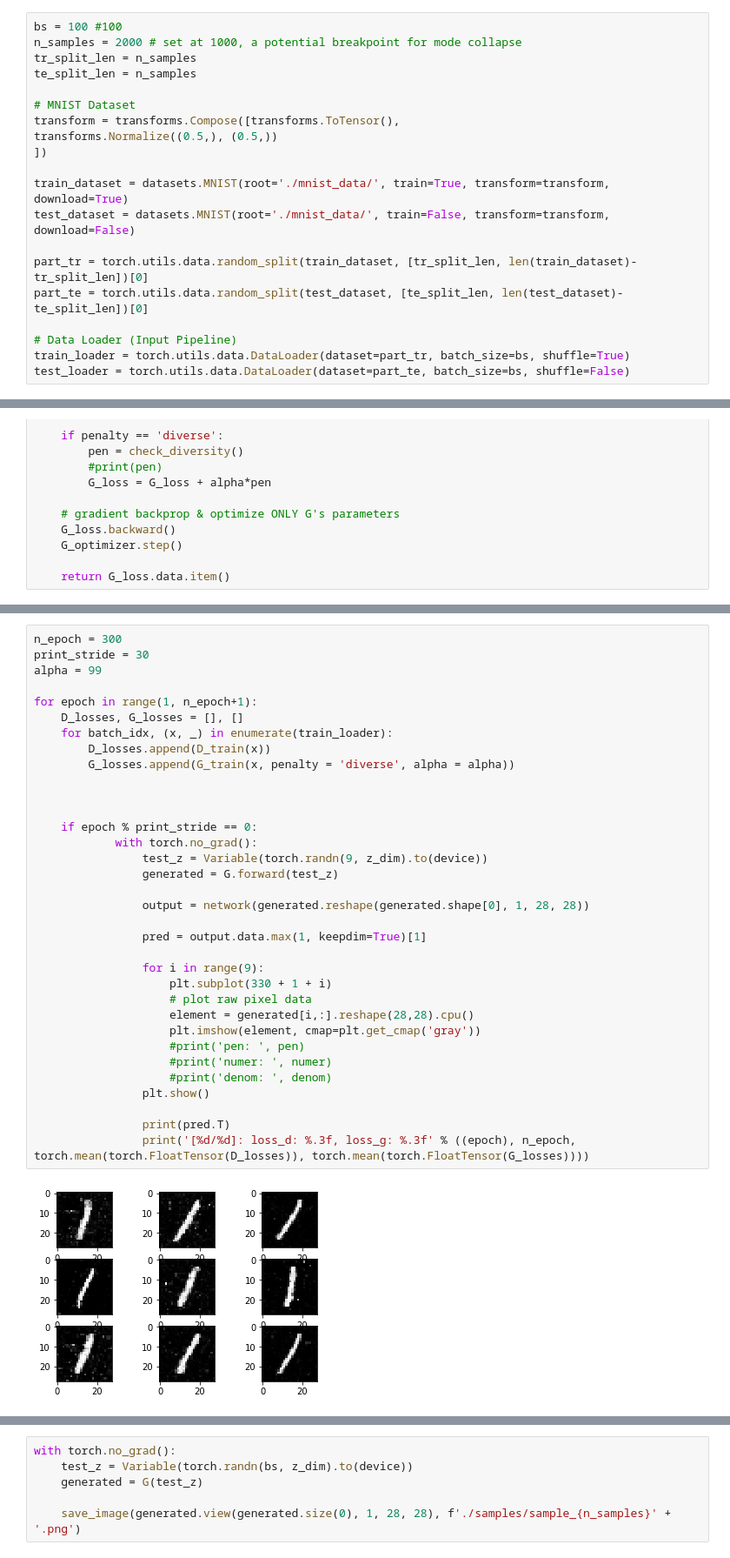
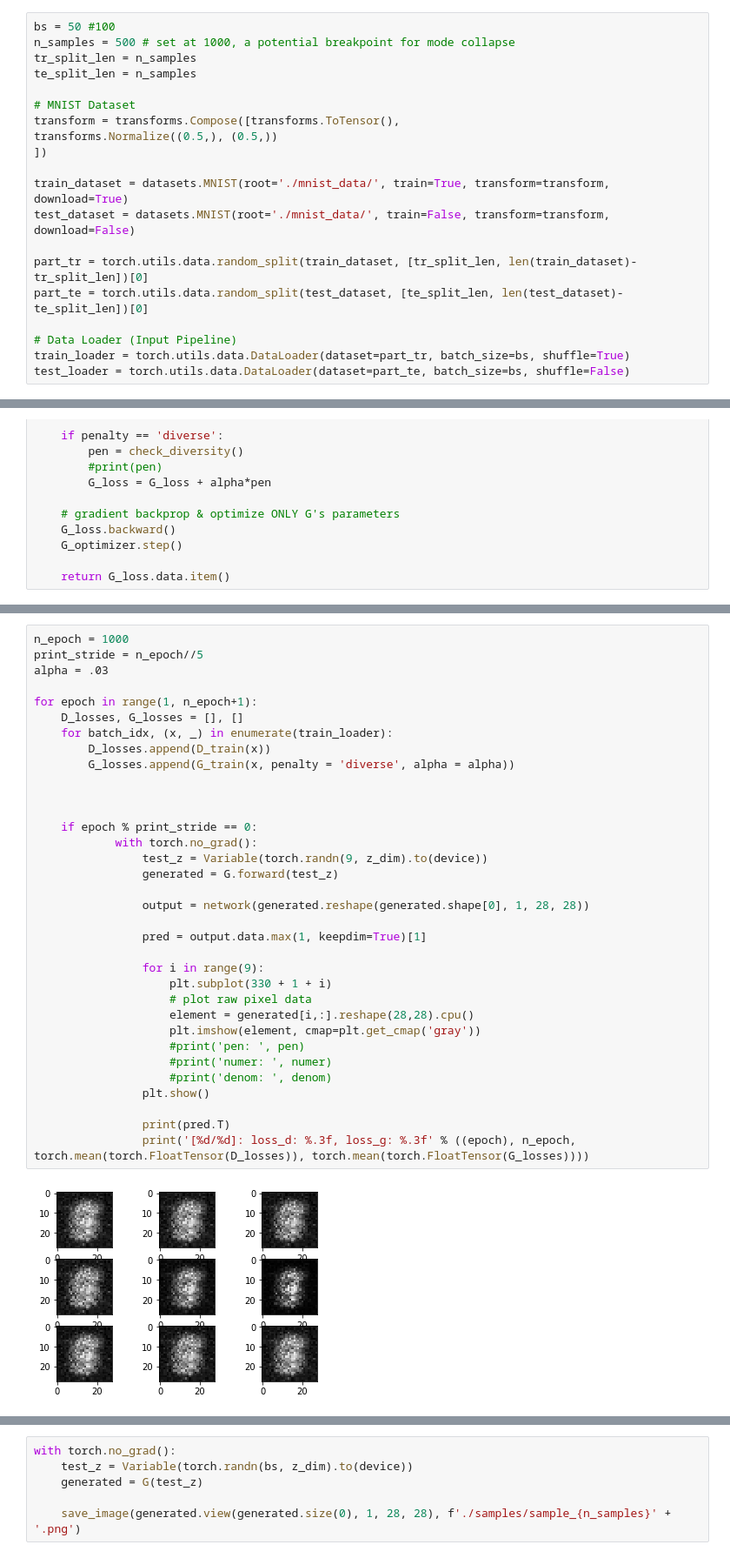
Before and after one commit to moorea1/pytorch-mnist-GAN, a Jupyter notebook: copy_for_supervised_G.ipynb, the cells around one changed output, grey strips where cells are left out. Shown at 87% size. Drawn from its saved outputs; the diff is of its cells as text.

```diff
--- a/copy_for_supervised_G.ipynb
+++ b/copy_for_supervised_G.ipynb
@@ -22,8 +22,8 @@ cuda
 # For this workbook, I want to promote class-diversity in GANs by adding a supervisor network which penalizes the Generators predictions for monotony. We can try things like taking samples from different points in latent space in order to assure they are diverse, which should lead to diverse decoded samples.
 The supervisor network is necessary since we do not have labels for generated images. The supervisor network is trained on MNIST and will label generated images. The generator is penalized if some proportion of decoded images are of the same predicted class.
 # %%
-bs = 100 #100
-n_samples = 2000 # set at 1000, a potential breakpoint for mode collapse
+bs = 50 #100
+n_samples = 500 # set at 1000, a potential breakpoint for mode collapse
 tr_split_len = n_samples
 te_split_len = n_samples
 
@@ -345,38 +349,38 @@ def check_diversity():
 
     return penalty.to(device)
 # %%
-n_epoch = 300
-print_stride = 30
-alpha = 99
+n_epoch = 1000
+print_stride = n_epoch//5
+alpha = .03
 
 for epoch in range(1, n_epoch+1):
     D_losses, G_losses = [], []
     for batch_idx, (x, _) in enumerate(train_loader):
         D_losses.append(D_train(x))
         G_losses.append(G_train(x, penalty = 'diverse', alpha = alpha))
 
 
 
     if epoch % print_stride == 0:
             with torch.no_grad():
                 test_z = Variable(torch.randn(9, z_dim).to(device))
                 generated = G.forward(test_z)
 
                 output = network(generated.reshape(generated.shape[0], 1, 28, 28))
 
                 pred = output.data.max(1, keepdim=True)[1]
 
                 for i in range(9):
                     plt.subplot(330 + 1 + i)
                     # plot raw pixel data
                     element = generated[i,:].reshape(28,28).cpu()
                     plt.imshow(element, cmap=plt.get_cmap('gray'))
                     #print('pen: ', pen)
                     #print('numer: ', numer)
                     #print('denom: ', denom)
                 plt.show()
 
                 print(pred.T)
                 print('[%d/%d]: loss_d: %.3f, loss_g: %.3f' % ((epoch), n_epoch, torch.mean(torch.FloatTensor(D_losses)), torch.mean(torch.FloatTensor(G_losses))))
 # %% [output]
-[figure, old version]
+[figure, new version]
```
Also changed, not shown: parts of 4 cells of this notebook.
